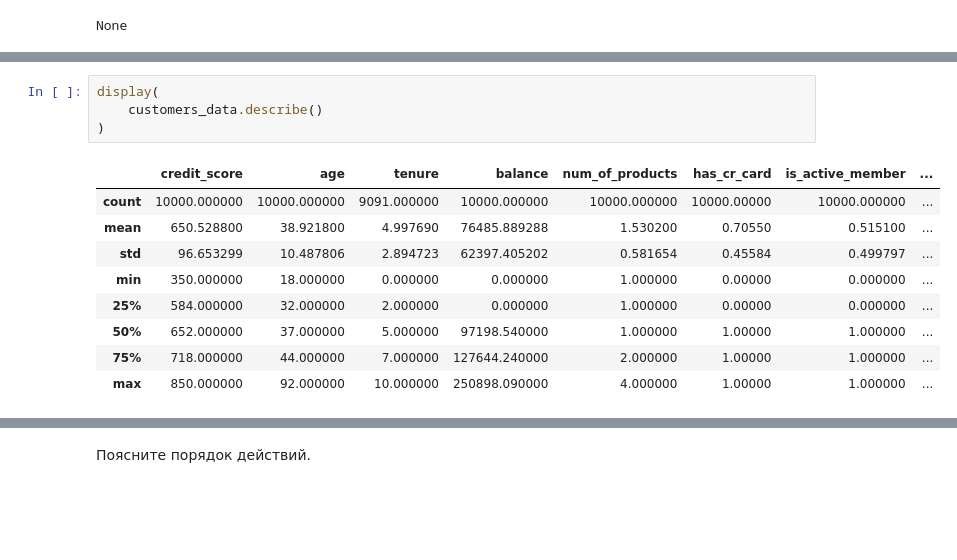
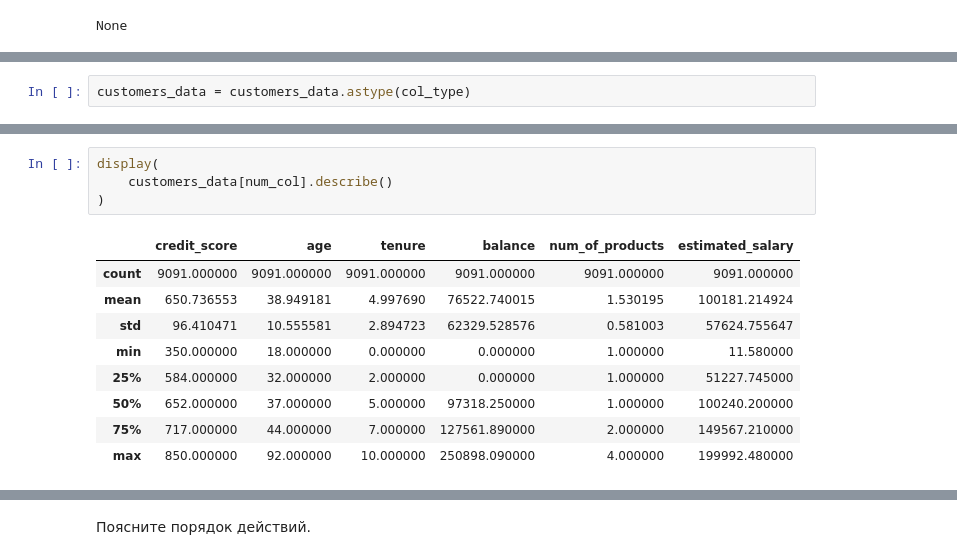
Before and after one commit to zabelin-ds/practicum, a Jupyter notebook: 07_project/bank.ipynb, the cells around one changed output, grey strips where cells are left out. Drawn from its saved outputs; the diff is of its cells as text; blank space fills up the shorter version.

```diff
--- a/07_project/bank.ipynb
+++ b/07_project/bank.ipynb
@@ -192,0 +189,2 @@ SyntaxError: expression expected after dictionary key and ':' (1195495207.py, li
+# %%
+customers_data = customers_data.astype(col_type)
@@ -193,17 +215,17 @@ SyntaxError: expression expected after dictionary key and ':' (1195495207.py, li
 # %%
 display(
-    customers_data.describe()
+    customers_data[num_col].describe()
 )
 # %% [output]
-|  | credit_score | age | tenure | balance | num_of_products | has_cr_card | is_active_member | ... |
-| count | 10000.000000 | 10000.000000 | 9091.000000 | 10000.000000 | 10000.000000 | 10000.00000 | 10000.000000 | ... |
-| mean | 650.528800 | 38.921800 | 4.997690 | 76485.889288 | 1.530200 | 0.70550 | 0.515100 | ... |
-| std | 96.653299 | 10.487806 | 2.894723 | 62397.405202 | 0.581654 | 0.45584 | 0.499797 | ... |
-| min | 350.000000 | 18.000000 | 0.000000 | 0.000000 | 1.000000 | 0.00000 | 0.000000 | ... |
-| 25% | 584.000000 | 32.000000 | 2.000000 | 0.000000 | 1.000000 | 0.00000 | 0.000000 | ... |
-| 50% | 652.000000 | 37.000000 | 5.000000 | 97198.540000 | 1.000000 | 1.00000 | 1.000000 | ... |
-| 75% | 718.000000 | 44.000000 | 7.000000 | 127644.240000 | 2.000000 | 1.00000 | 1.000000 | ... |
-| max | 850.000000 | 92.000000 | 10.000000 | 250898.090000 | 4.000000 | 1.00000 | 1.000000 | ... |
+|  | credit_score | age | tenure | balance | num_of_products | estimated_salary |
+| count | 9091.000000 | 9091.000000 | 9091.000000 | 9091.000000 | 9091.000000 | 9091.000000 |
+| mean | 650.736553 | 38.949181 | 4.997690 | 76522.740015 | 1.530195 | 100181.214924 |
+| std | 96.410471 | 10.555581 | 2.894723 | 62329.528576 | 0.581003 | 57624.755647 |
+| min | 350.000000 | 18.000000 | 0.000000 | 0.000000 | 1.000000 | 11.580000 |
+| 25% | 584.000000 | 32.000000 | 2.000000 | 0.000000 | 1.000000 | 51227.745000 |
+| 50% | 652.000000 | 37.000000 | 5.000000 | 97318.250000 | 1.000000 | 100240.200000 |
+| 75% | 717.000000 | 44.000000 | 7.000000 | 127561.890000 | 2.000000 | 149567.210000 |
+| max | 850.000000 | 92.000000 | 10.000000 | 250898.090000 | 4.000000 | 199992.480000 |
 # %%
 plt.boxplot(
     customers_data['estimated_salary'],
```
Also changed, not shown: parts of 28 cells of this notebook.
